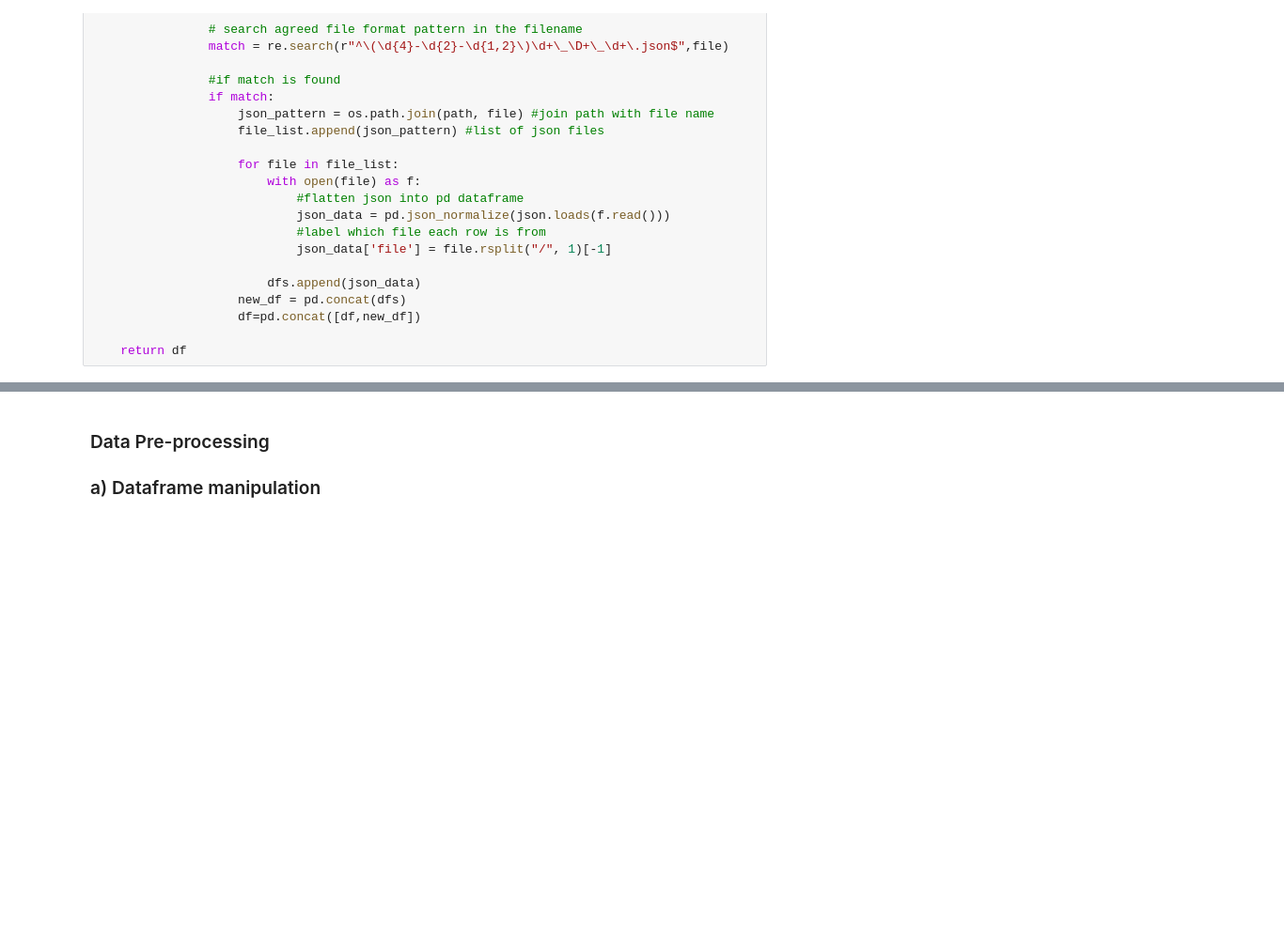
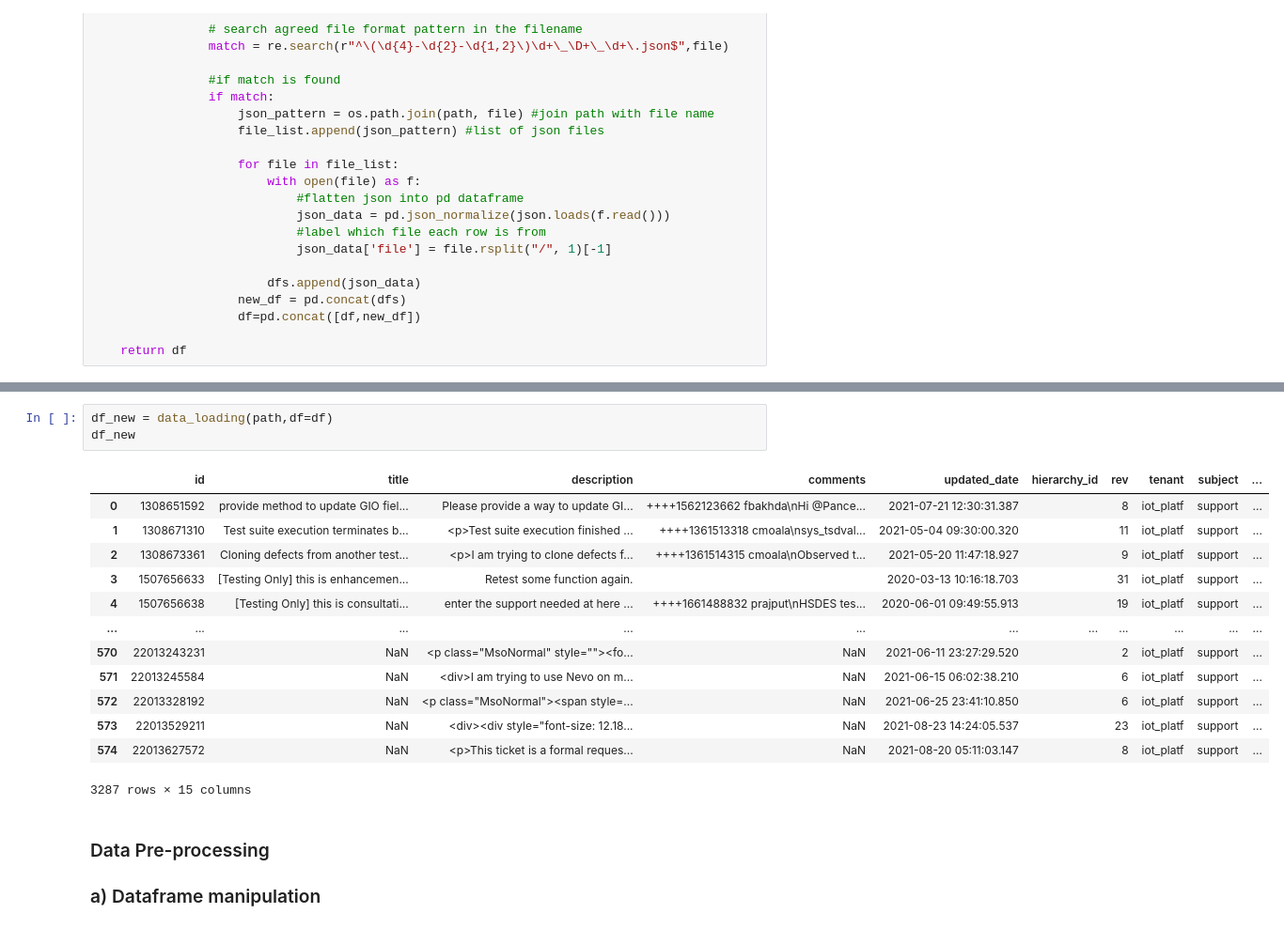
Before and after one commit to NicoleNL/ML-Track, a Jupyter notebook: Similarity_analytics_20210921.ipynb, the cells around one changed output, grey strips where cells are left out. Shown: that part at 94% size. Saved outputs shown, nothing was run; the diff lists cells and outputs as text; blank space fills up the shorter version.

```diff
--- a/Similarity_analytics_20210921.ipynb
+++ b/Similarity_analytics_20210921.ipynb
@@ -80,3 +96,20 @@ df.to_csv('C:/Users/nchong/OneDrive - Intel Corporation/Documents/Debug Similari
+# %%
+df_new = data_loading(path,df=df)
+df_new
+# %% [output]
+|  | id | title | description | comments | updated_date | hierarchy_id | rev | tenant | subject | ... |
+| 0 | 1308651592 | provide method to update GIO fiel... | Please provide a way to update GI... | ++++1562123662 fbakhda\nHi @Pance... | 2021-07-21 12:30:31.387 |  | 8 | iot_platf | support | ... |
+| 1 | 1308671310 | Test suite execution terminates b... | <p>Test suite execution finished ... | ++++1361513318 cmoala\nsys_tsdval... | 2021-05-04 09:30:00.320 |  | 11 | iot_platf | support | ... |
+| 2 | 1308673361 | Cloning defects from another test... | <p>I am trying to clone defects f... | ++++1361514315 cmoala\nObserved t... | 2021-05-20 11:47:18.927 |  | 9 | iot_platf | support | ... |
+| 3 | 1507656633 | [Testing Only] this is enhancemen... | Retest some function again. |  | 2020-03-13 10:16:18.703 |  | 31 | iot_platf | support | ... |
+| 4 | 1507656638 | [Testing Only] this is consultati... | enter the support needed at here ... | ++++1661488832 prajput\nHSDES tes... | 2020-06-01 09:49:55.913 |  | 19 | iot_platf | support | ... |
+| ... | ... | ... | ... | ... | ... | ... | ... | ... | ... | ... |
+| 570 | 22013243231 | NaN | <p class="MsoNormal" style=""><fo... | NaN | 2021-06-11 23:27:29.520 |  | 2 | iot_platf | support | ... |
+| 571 | 22013245584 | NaN | <div>I am trying to use Nevo on m... | NaN | 2021-06-15 06:02:38.210 |  | 6 | iot_platf | support | ... |
+| 572 | 22013328192 | NaN | <p class="MsoNormal"><span style=... | NaN | 2021-06-25 23:41:10.850 |  | 6 | iot_platf | support | ... |
+| 573 | 22013529211 | NaN | <div><div style="font-size: 12.18... | NaN | 2021-08-23 14:24:05.537 |  | 23 | iot_platf | support | ... |
+| 574 | 22013627572 | NaN | <p>This ticket is a formal reques... | NaN | 2021-08-20 05:11:03.147 |  | 8 | iot_platf | support | ... |
+3287 rows × 15 columns
 # %% [markdown]
 ### Data Pre-processing
 
```
Also changed, not shown: parts of 116 cells of this notebook.
